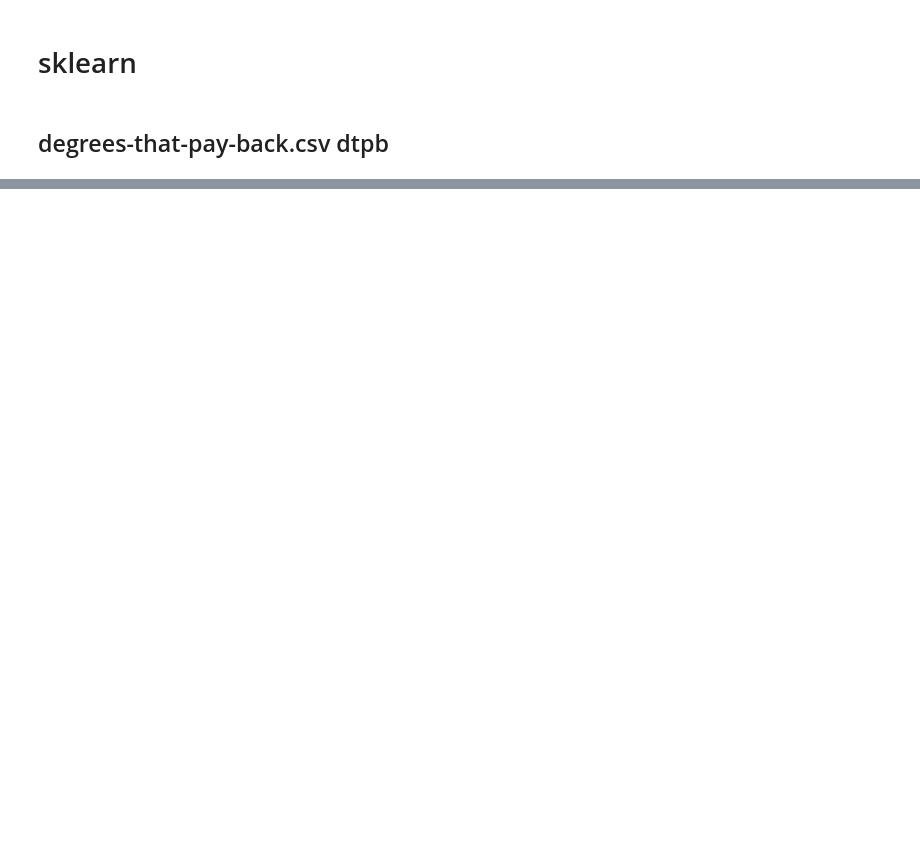
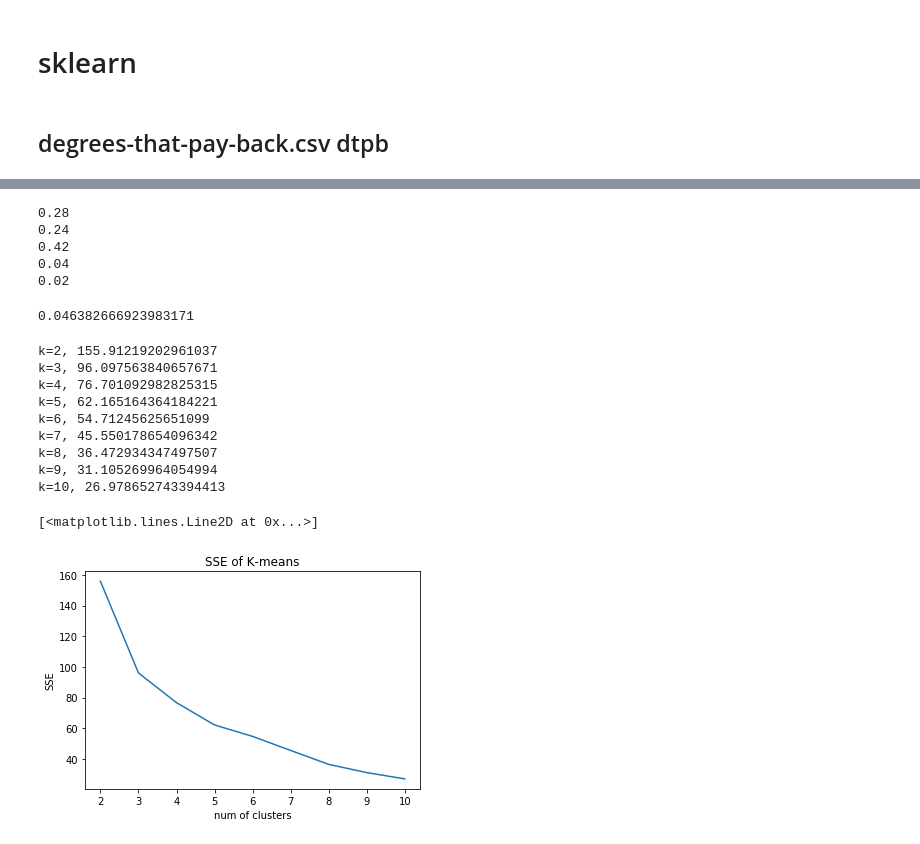
Before and after one commit to swqs1989/CS548, a Jupyter notebook: Project4/Proj4_preprocessing.ipynb, the cells around one changed output, grey strips where cells are left out. Saved outputs shown, nothing was run; the diff lists cells and outputs as text; code cells hidden in the pictures; blank space fills up the shorter version.

```diff
--- a/Project4/Proj4_preprocessing.ipynb
+++ b/Project4/Proj4_preprocessing.ipynb
@@ -142,0 +472,63 @@ dtpb.describe()
+# %%
+ndtpb = normalize(dtpb.iloc[:, 1:])
+# %%
+kmeans = KMeans(n_clusters=5, random_state=random_state)
+y_pred = kmeans.fit_predict(ndtpb)
+for k in range(len(kmeans.cluster_centers_)):
+    #print(len(y_pred))
+    #print((y_pred == k).sum())
+    print((y_pred == k).sum() / len(y_pred))
+# %% [output]
+0.28
+0.24
+0.42
+0.04
+0.02
+# %%
+clusters = dict.fromkeys([i for i in range(8)], None)
+for i in range(len(clusters)):
+    clusters[i] = []
+# %%
+for label in range(len(y_pred)):
+    clusters[y_pred[label]].append(label)
+# %%
+calsse(ndtpb, clusters, kmeans.cluster_centers_)
+# %% [output]
+0.046382666923983171
+# %%
+kc = 11
+sses = []
+majors = []
+for k in range(2, kc):
+    ndtpb = scale(dtpb.iloc[:, 1:])
+    kmeans = KMeans(n_clusters=k, random_state=random_state)
+    y_pred = kmeans.fit_predict(ndtpb)
+    # clusters = dict.fromkeys([i for i in range(k)],[])
+    clusters = dict.fromkeys([i for i in range(k)], None)
+    for i in range(len(clusters)):
+        clusters[i] = []
+    # print("%r rows" %len(y_pred))
+    for label in range(len(y_pred)):
+        clusters[y_pred[label]].append(label)
+    print("k=%r, %r" %(k, calsse(ndtpb, clusters, kmeans.cluster_centers_)))
+    sses.append(calsse(ndtpb, clusters, kmeans.cluster_centers_))
+    major = {}
+    for i in range(k):
+        major[i] = [dtpb.iloc[m, 0] for m in clusters.get(i)]
+    majors.append(major)
+plt.title("SSE of K-means")
+plt.xlabel("num of clusters")
+plt.ylabel("SSE")
+plt.plot(np.arange(2, kc), sses)
+# %% [output]
+k=2, 155.91219202961037
+k=3, 96.097563840657671
+k=4, 76.701092982825315
+k=5, 62.165164364184221
+k=6, 54.71245625651099
+k=7, 45.550178654096342
+k=8, 36.472934347497507
+k=9, 31.105269964054994
+k=10, 26.978652743394413
+[<matplotlib.lines.Line2D at 0x...>]
+[figure, added]
```
Also changed, not shown: parts of 60 cells of this notebook, 29 other files.
